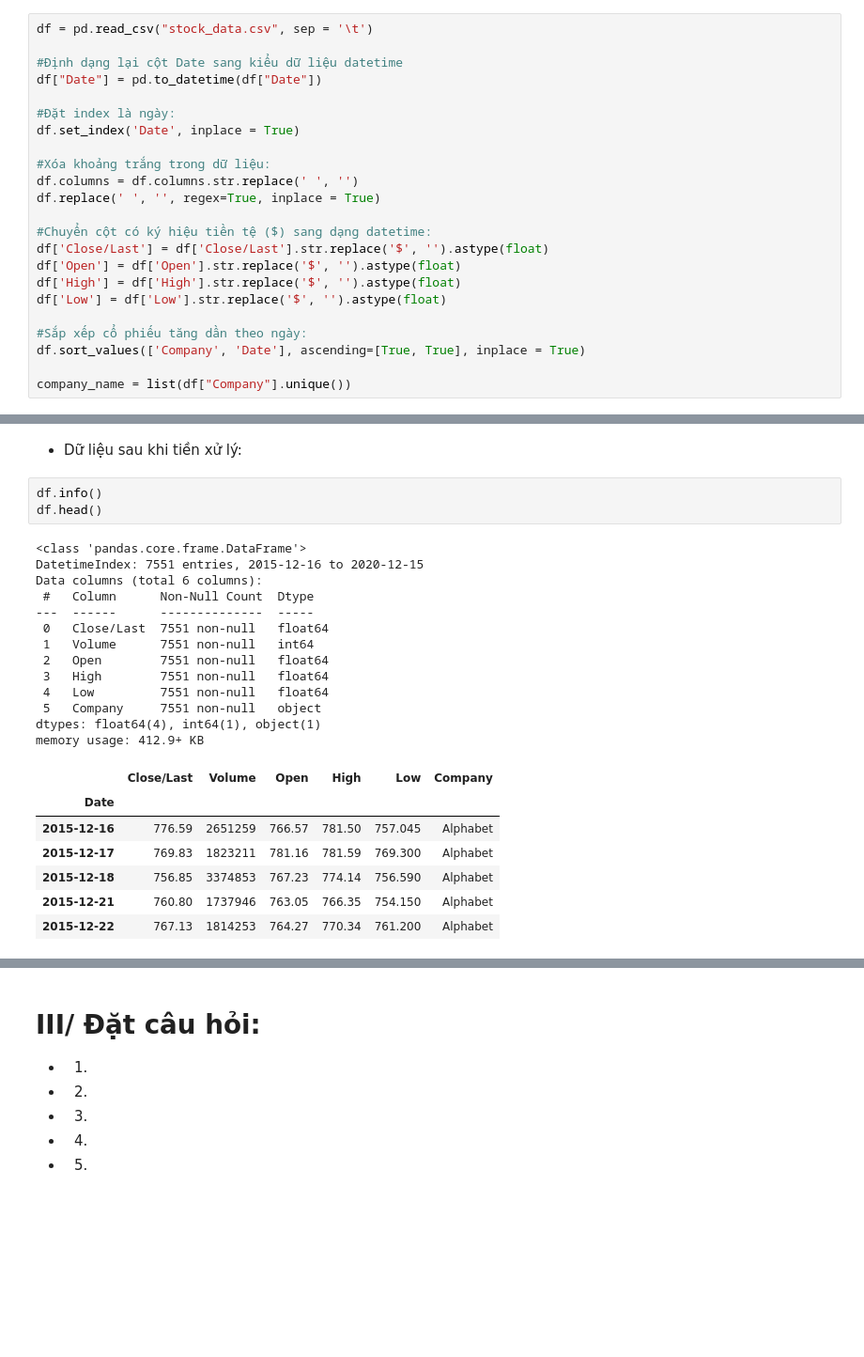
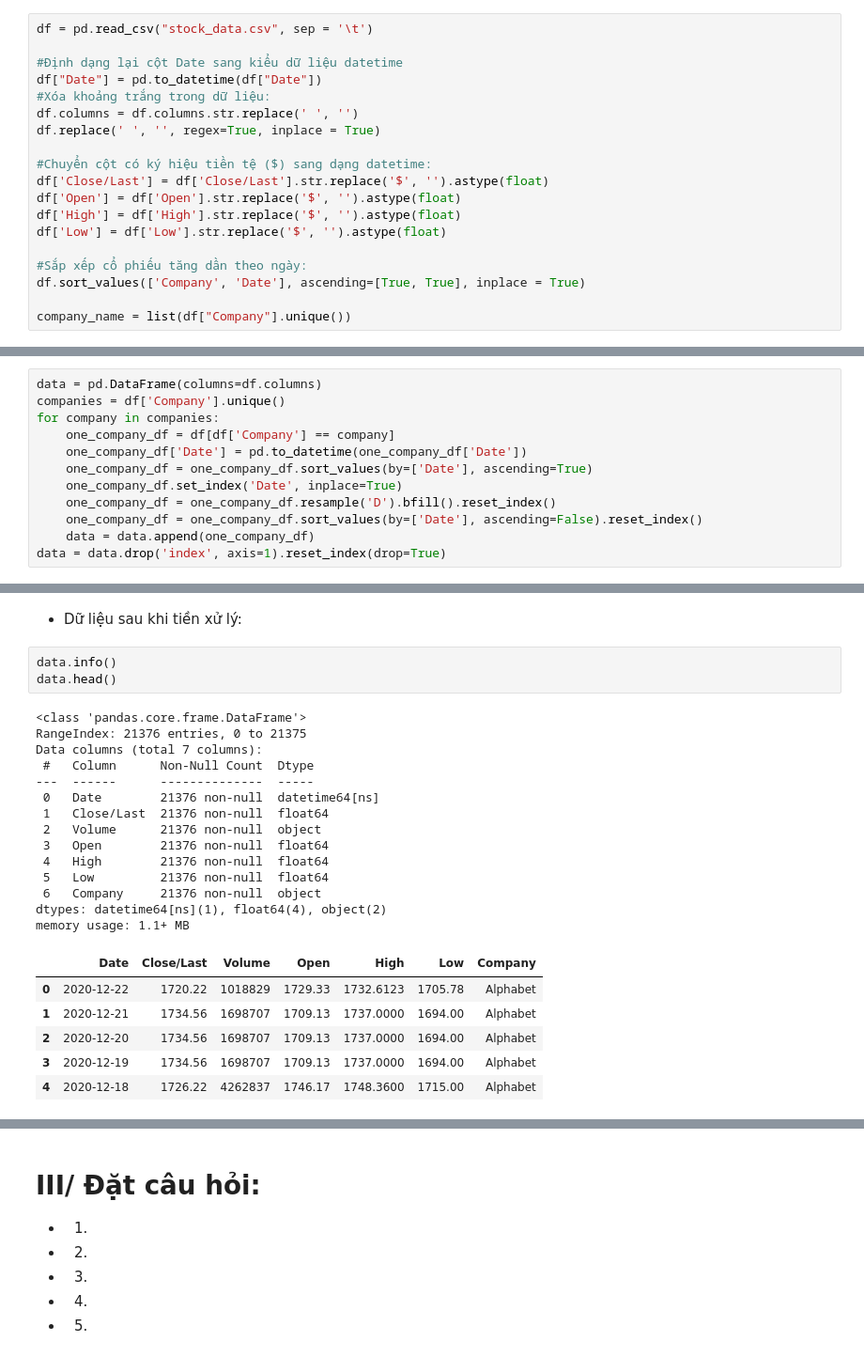
Before and after one commit to bason1999qn/Final_Project_Data_Science, a Jupyter notebook: Lab_Final.ipynb, the cells around one changed output, grey strips where cells are left out. Shown: that part at 94% size. Saved outputs shown, nothing was run; the diff lists cells and outputs as text; blank space fills up the shorter version.

```diff
--- a/Lab_Final.ipynb
+++ b/Lab_Final.ipynb
@@ -180,10 +171,6 @@ df = pd.read_csv("stock_data.csv", sep = '\t')
 
 #Định dạng lại cột Date sang kiểu dữ liệu datetime
 df["Date"] = pd.to_datetime(df["Date"])
-
-#Đặt index là ngày:
-df.set_index('Date', inplace = True)
-
 #Xóa khoảng trắng trong dữ liệu:
 df.columns = df.columns.str.replace(' ', '')
 df.replace(' ', '', regex=True, inplace = True)
@@ -200,0 +190,12 @@ company_name = list(df["Company"].unique())
+# %%
+data = pd.DataFrame(columns=df.columns)
+companies = df['Company'].unique()
+for company in companies:
+    one_company_df = df[df['Company'] == company]
+    one_company_df['Date'] = pd.to_datetime(one_company_df['Date'])
+    one_company_df = one_company_df.sort_values(by=['Date'], ascending=True)
+    one_company_df.set_index('Date', inplace=True)
+    one_company_df = one_company_df.resample('D').bfill().reset_index()
+    one_company_df = one_company_df.sort_values(by=['Date'], ascending=False).reset_index()
+    data = data.append(one_company_df)
+data = data.drop('index', axis=1).reset_index(drop=True)
@@ -201,28 +208,28 @@ company_name = list(df["Company"].unique())
 # %% [markdown]
 - Dữ liệu sau khi tiền xử lý:
 # %%
-df.info()
-df.head()
+data.info()
+data.head()
 # %% [output]
 <class 'pandas.core.frame.DataFrame'>
-DatetimeIndex: 7551 entries, 2015-12-16 to 2020-12-15
-Data columns (total 6 columns):
+RangeIndex: 21376 entries, 0 to 21375
+Data columns (total 7 columns):
  #   Column      Non-Null Count  Dtype
 ---  ------      --------------  -----
- 0   Close/Last  7551 non-null   float64
- 1   Volume      7551 non-null   int64
- 2   Open        7551 non-null   float64
- 3   High        7551 non-null   float64
- 4   Low         7551 non-null   float64
- 5   Company     7551 non-null   object
-dtypes: float64(4), int64(1), object(1)
-memory usage: 412.9+ KB
+ 0   Date        21376 non-null  datetime64[ns]
+ 1   Close/Last  21376 non-null  float64
+ 2   Volume      21376 non-null  object
+ 3   Open        21376 non-null  float64
+ 4   High        21376 non-null  float64
+ 5   Low         21376 non-null  float64
+ 6   Company     21376 non-null  object
+dtypes: datetime64[ns](1), float64(4), object(2)
+memory usage: 1.1+ MB
-|  | Close/Last | Volume | Open | High | Low | Company |
-| Date |  |  |  |  |  |  |
-| 2015-12-16 | 776.59 | 2651259 | 766.57 | 781.50 | 757.045 | Alphabet |
-| 2015-12-17 | 769.83 | 1823211 | 781.16 | 781.59 | 769.300 | Alphabet |
-| 2015-12-18 | 756.85 | 3374853 | 767.23 | 774.14 | 756.590 | Alphabet |
-| 2015-12-21 | 760.80 | 1737946 | 763.05 | 766.35 | 754.150 | Alphabet |
-| 2015-12-22 | 767.13 | 1814253 | 764.27 | 770.34 | 761.200 | Alphabet |
+|  | Date | Close/Last | Volume | Open | High | Low | Company |
+| 0 | 2020-12-22 | 1720.22 | 1018829 | 1729.33 | 1732.6123 | 1705.78 | Alphabet |
+| 1 | 2020-12-21 | 1734.56 | 1698707 | 1709.13 | 1737.0000 | 1694.00 | Alphabet |
+| 2 | 2020-12-20 | 1734.56 | 1698707 | 1709.13 | 1737.0000 | 1694.00 | Alphabet |
+| 3 | 2020-12-19 | 1734.56 | 1698707 | 1709.13 | 1737.0000 | 1694.00 | Alphabet |
+| 4 | 2020-12-18 | 1726.22 | 4262837 | 1746.17 | 1748.3600 | 1715.00 | Alphabet |
 # %%
 # Summary Stats
```
Also changed, not shown: parts of 65 cells of this notebook, 1 other file.
